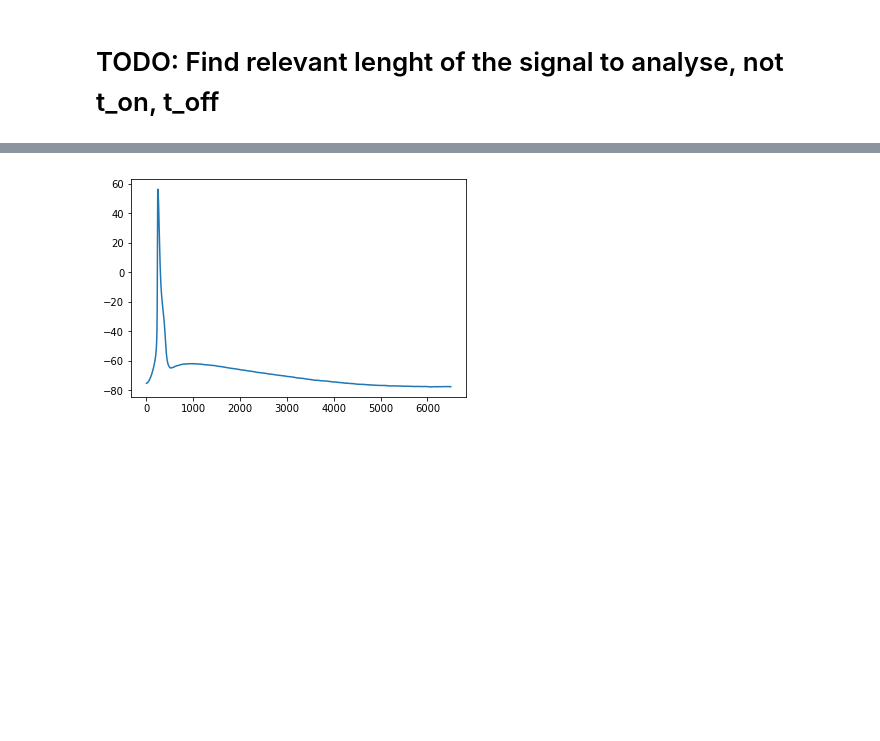
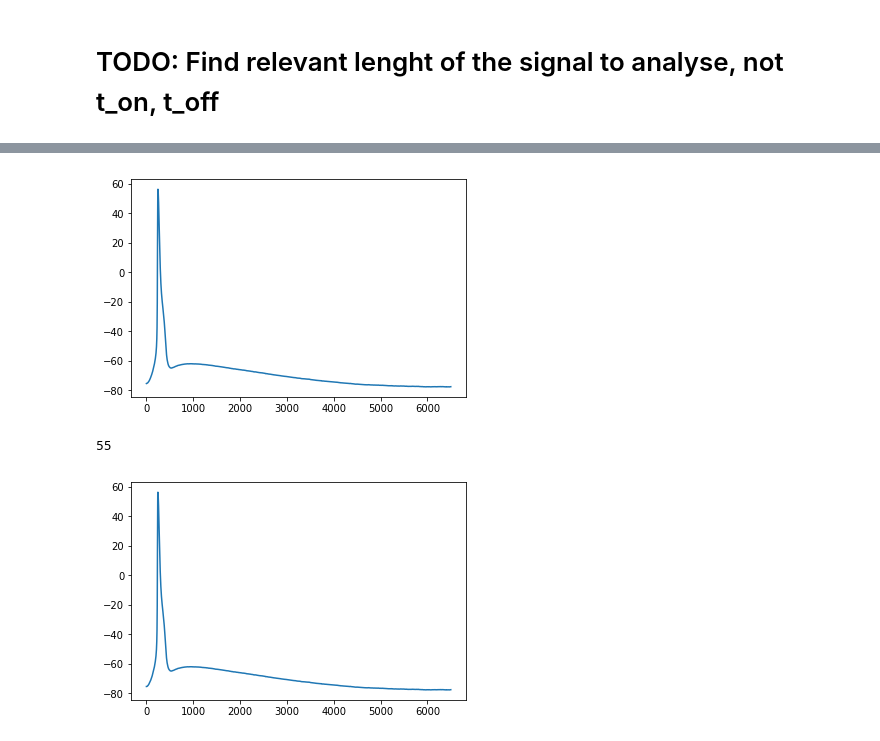
Before and after one commit to alTeska/DAPmodel, a Jupyter notebook: sum_stats_moments.ipynb, the cells around one changed output, grey strips where cells are left out. Cells and saved outputs as stored; diff of their text form; code cells hidden in the pictures; blank space fills up the shorter version.

```diff
--- a/sum_stats_moments.ipynb
+++ b/sum_stats_moments.ipynb
@@ -120,3 +132,14 @@ plt.plot(t, v_all);
+# %%
+idx = np.where(t == t_on)[0][0]
+v_dap = np.copy(np.array(x['data']))
+v_x = v_dap[idx:]
+plt.plot(v_x);
+# %% [output]
+[figure, added]
+# %%
+t_on
+# %% [output]
+55
 # %%
 v_all = v_all[(t>t_on)]
 plt.plot(v_all);
```
Also changed, not shown: parts of 14 cells of this notebook, 2 other files.
